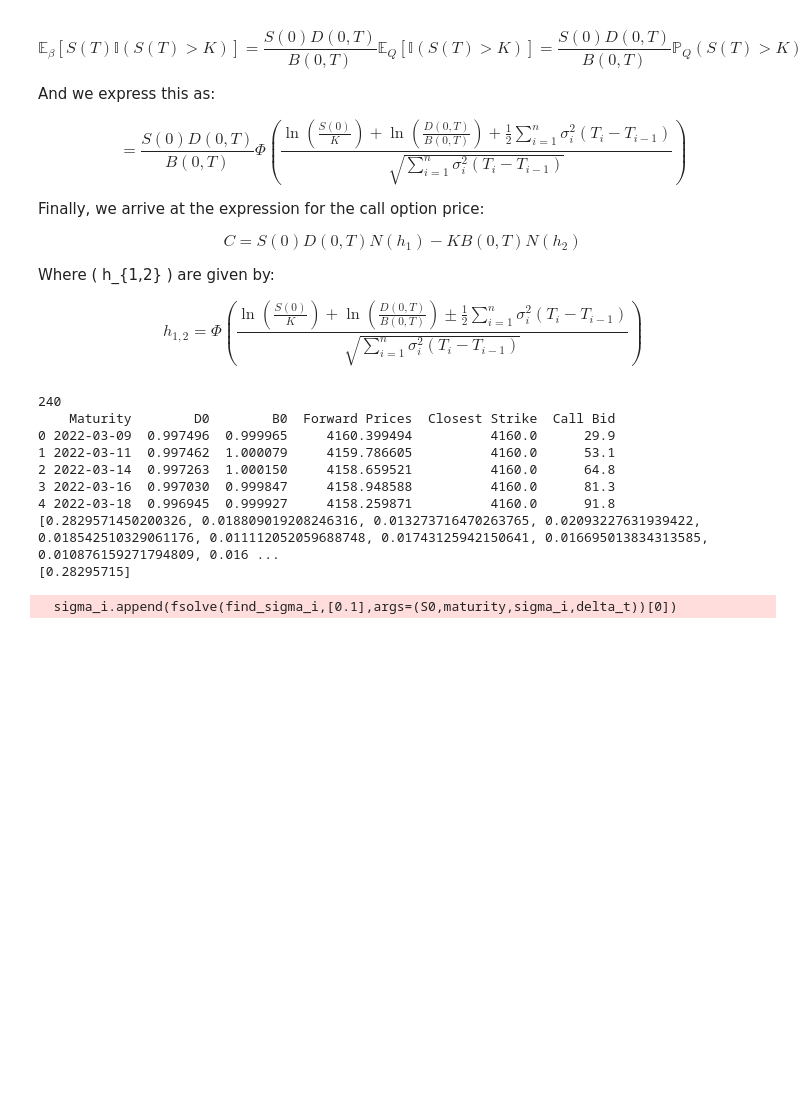
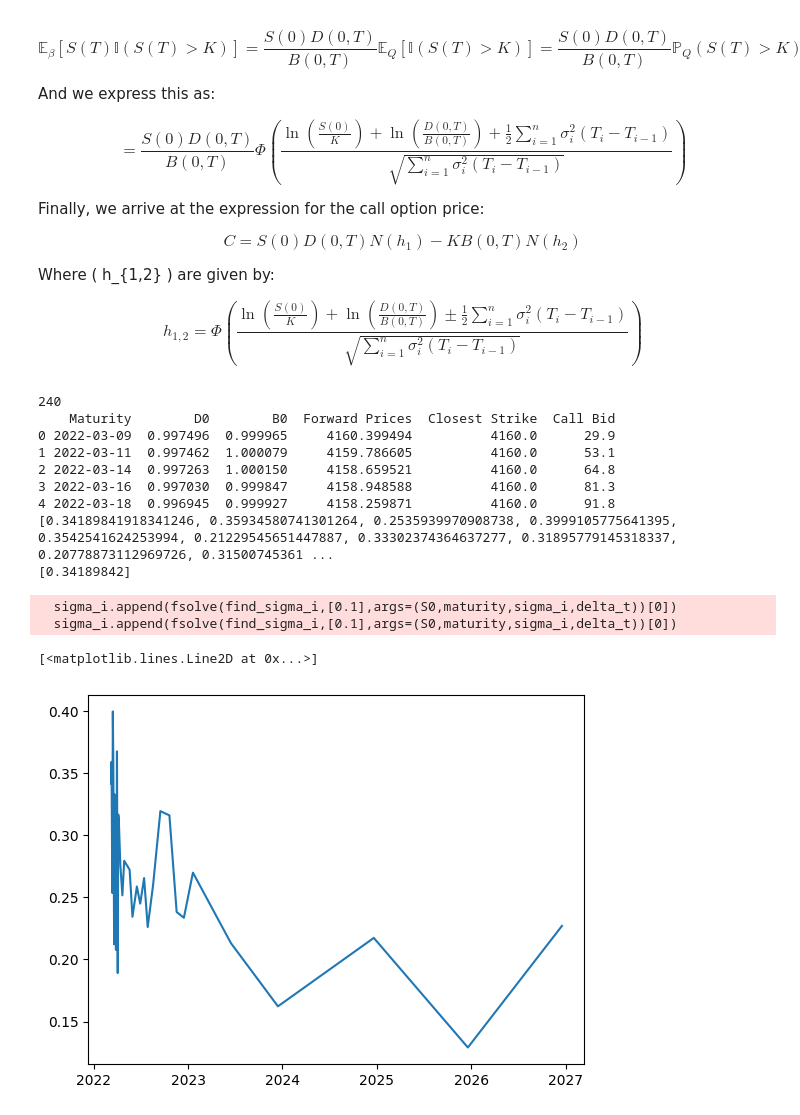
Before and after one commit to Maxlmns/Derivatives-and-security-pricing, a Jupyter notebook: main.ipynb, the cells around one changed output. Drawn from its saved outputs; the diff is of its cells as text; code cells hidden in the pictures; blank space fills up the shorter version.

```diff
--- a/main.ipynb
+++ b/main.ipynb
@@ -194,31 +194,30 @@ def find_sigma_i(x,*args):
     h1 = (np.log(S0 / maturity["Closest Strike"]) + np.log(maturity["D0"]/maturity["B0"]) + 0.5 * sum_sigma_i) / np.sqrt(sum_sigma_i)
     h2 = h1 - np.sqrt(sum_sigma_i)
 
-    # Constraint of positivity
-    if x[0] < 0:
-            return [1e10]
+
 
     return maturity["Call Bid"] - (S0 * maturity["D0"] * norm.cdf(h1) - maturity["Closest Strike"] * maturity["B0"] * norm.cdf(h2))
 
 sigma_i = []
-delta_t = [1/250]
+delta_t = [1/365]
 
 for i in range(len(term_structure)):
     maturity = term_structure.iloc[i]
     sigma_i.append(fsolve(find_sigma_i,[0.1],args=(S0,maturity,sigma_i,delta_t))[0])
+
     if i < len(term_structure)-1:
-        delta_t.append(int((term_structure.iloc[i+1]["Maturity"]- term_structure.iloc[i]["Maturity"]).days))
+        delta_t.append(int((term_structure.iloc[i+1]["Maturity"]- term_structure.iloc[i]["Maturity"]).days)/365)
 
 print(sigma_i)
 
 def find_sigma_1(x,*args):
     S0,maturity = args
-    sum_sigma_i = x[0]**2 * 1/250
+    sum_sigma_i = x[0]**2 * 1/365
     h1 = (np.log(S0 / maturity["Closest Strike"]) + np.log(maturity["D0"]/maturity["B0"]) + 0.5 * sum_sigma_i) / np.sqrt(sum_sigma_i)
     h2 = h1 - np.sqrt(sum_sigma_i)
     return maturity["Call Bid"] - (S0 * maturity["D0"] * norm.cdf(h1) - maturity["Closest Strike"] * maturity["B0"] * norm.cdf(h2))
 
-print(fsolve(find_sigma_1,[0.1],args=(S0,term_structure.iloc[0])))
+print(fsolve(find_sigma_1,[0.01],args=(S0,term_structure.iloc[0])))
 # %% [output]
 240
     Maturity        D0        B0  Forward Prices  Closest Strike  Call Bid
@@ -227,6 +226,19 @@ print(fsolve(find_sigma_1,[0.1],args=(S0,term_structure.iloc[0])))
 2 2022-03-14  0.997263  1.000150     4158.659521          4160.0      64.8
 3 2022-03-16  0.997030  0.999847     4158.948588          4160.0      81.3
 4 2022-03-18  0.996945  0.999927     4158.259871          4160.0      91.8
-[0.2829571450200326, 0.018809019208246316, 0.013273716470263765, 0.02093227631939422, 0.018542510329061176, 0.011112052059688748, 0.01743125942150641, 0.016695013834313585, 0.010876159271794809, 0.016 ...
-[0.28295715]
+[0.34189841918341246, 0.35934580741301264, 0.2535939970908738, 0.3999105775641395, 0.3542541624253994, 0.21229545651447887, 0.33302374364637277, 0.31895779145318337, 0.20778873112969726, 0.31500745361 ...
+[0.34189842]
   sigma_i.append(fsolve(find_sigma_i,[0.1],args=(S0,maturity,sigma_i,delta_t))[0])
+  sigma_i.append(fsolve(find_sigma_i,[0.1],args=(S0,maturity,sigma_i,delta_t))[0])
+# %%
+new_maturities = []
+new_sigma_i = []
+for i in range(len(maturities)):
+    if sigma_i[i] > 0.001:
+        new_maturities.append(maturities[i])
+        new_sigma_i.append(sigma_i[i])
+
+plt.plot(new_maturities,new_sigma_i)
+# %% [output]
+[<matplotlib.lines.Line2D at 0x...>]
+[figure, added]
```
